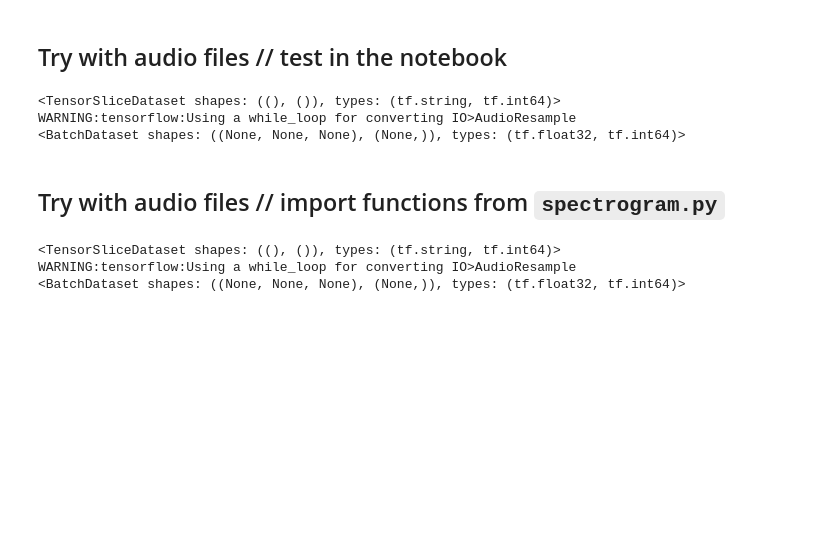
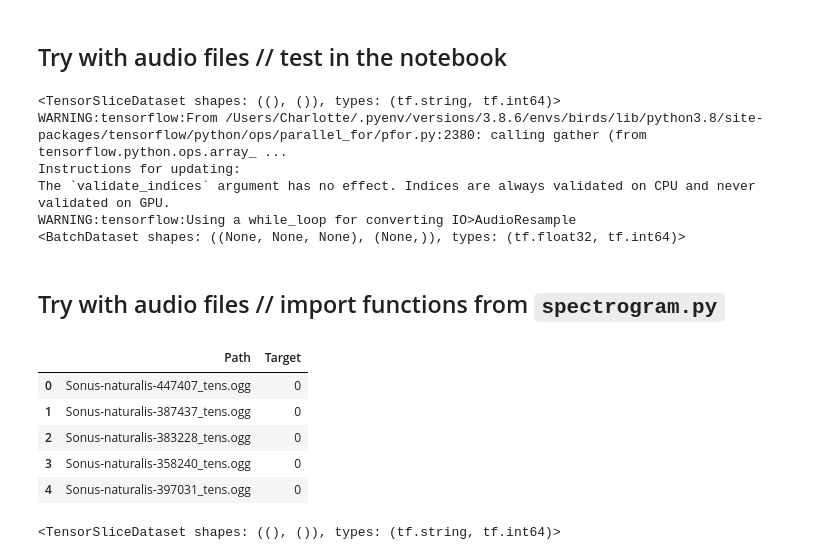
Before and after one commit to charlottesuaud/birds, a Jupyter notebook: notebooks/chasuaud_05_first_pipeline_cs.ipynb, the cells around one changed output. Cells and saved outputs as stored; diff of their text form; code cells hidden in the pictures; blank space fills up the shorter version.

```diff
--- a/notebooks/chasuaud_05_first_pipeline_cs.ipynb
+++ b/notebooks/chasuaud_05_first_pipeline_cs.ipynb
@@ -60,12 +57,7 @@ def generate_mel_spectrogram_test(file_path, label):
     mel_spectrogram = tfio.audio.melscale(spectrogram, rate=16_000, mels=128, fmin=0, fmax=8000)
     return tf.transpose(mel_spectrogram, perm=[1, 0]), label
 # %%
-directory = '../raw_data/data_30s/train/'
 
-df = pd.read_csv(directory + 'y_train.csv')
-
-file_paths = df['Path'].values
-labels = df['Target'].values
 
 ds_train = tf.data.Dataset.from_tensor_slices((file_paths, labels))
 print(ds_train)
@@ -74,17 +66,30 @@ ds_train = ds_train.map(generate_mel_spectrogram_test).batch(1)
 print(ds_train)
 # %% [output]
 <TensorSliceDataset shapes: ((), ()), types: (tf.string, tf.int64)>
+WARNING:tensorflow:From /Users/Charlotte/.pyenv/versions/3.8.6/envs/birds/lib/python3.8/site-packages/tensorflow/python/ops/parallel_for/pfor.py:2380: calling gather (from tensorflow.python.ops.array_ ...
+Instructions for updating:
+The `validate_indices` argument has no effect. Indices are always validated on CPU and never validated on GPU.
 WARNING:tensorflow:Using a while_loop for converting IO>AudioResample
 <BatchDataset shapes: ((None, None, None), (None,)), types: (tf.float32, tf.int64)>
 # %% [markdown]
 ## Try with audio files // import functions from `spectrogram.py`
-# %%
-ds_train = tf.data.Dataset.from_tensor_slices((file_paths, labels))
-print(ds_train)
-
-ds_train = ds_train.map(generate_mel_spectrogram).batch(1)
-print(ds_train)
-# %% [output]
-<TensorSliceDataset shapes: ((), ()), types: (tf.string, tf.int64)>
-WARNING:tensorflow:Using a while_loop for converting IO>AudioResample
-<BatchDataset shapes: ((None, None, None), (None,)), types: (tf.float32, tf.int64)>
+# %%
+directory = '../raw_data/data_30s/train/'
+
+df = pd.read_csv(directory + 'y_train.csv')
+df.head()
+# %% [output]
+|  | Path | Target |
+| 0 | Sonus-naturalis-447407_tens.ogg | 0 |
+| 1 | Sonus-naturalis-387437_tens.ogg | 0 |
+| 2 | Sonus-naturalis-383228_tens.ogg | 0 |
+| 3 | Sonus-naturalis-358240_tens.ogg | 0 |
+| 4 | Sonus-naturalis-397031_tens.ogg | 0 |
+# %%
+file_paths = directory + df['Path'].values
+labels = df['Target'].values
+
+ds_train = tf.data.Dataset.from_tensor_slices((file_paths, labels))
+print(ds_train)
+# %% [output]
+<TensorSliceDataset shapes: ((), ()), types: (tf.string, tf.int64)>
```
Also changed, not shown: parts of 9 cells of this notebook, 2 other files.
